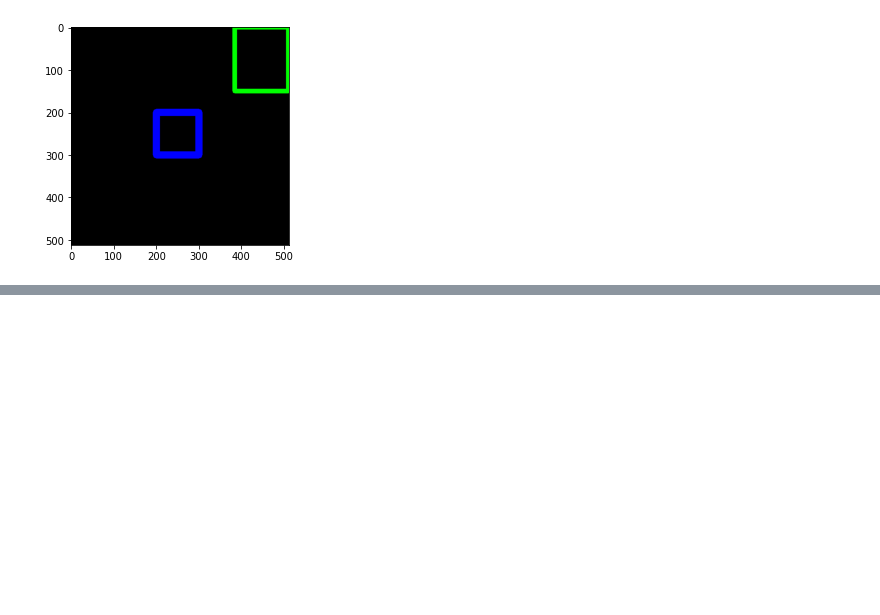
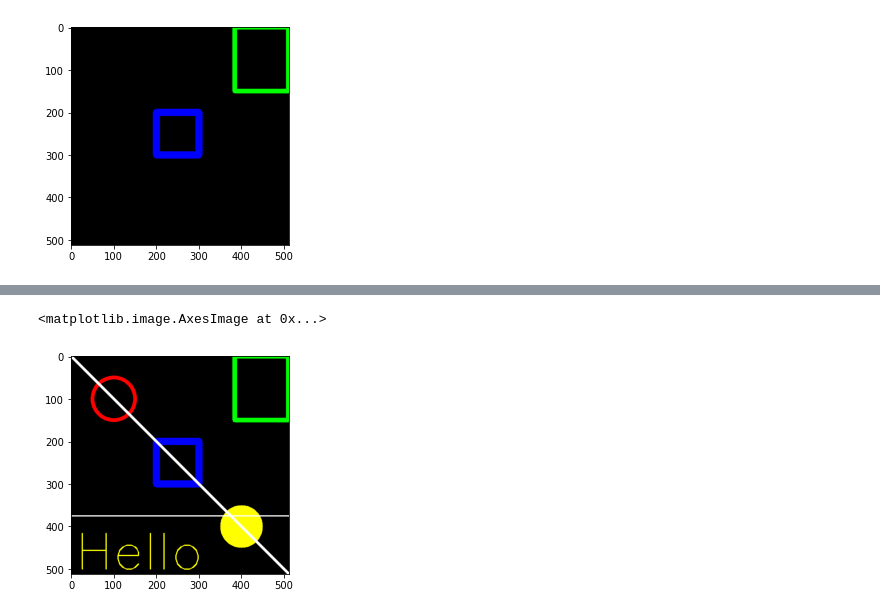
Before and after one commit to wahyupratama18/PCVK_Genap_2022, a Jupyter notebook: Week 2.ipynb, the cells around one changed output, grey strips where cells are left out. Cells and saved outputs as stored; diff of their text form; code cells hidden in the pictures; blank space fills up the shorter version.

```diff
--- a/Week 2.ipynb
+++ b/Week 2.ipynb
@@ -95,0 +96,19 @@ plt.imshow(black)
+# %%
+font = cv.FONT_HERSHEY_SIMPLEX
+cv.putText(
+  black,
+  text='Hello',
+  org=(10,500),
+  fontFace=font,
+  fontScale=4,
+  color=(255,255,0),
+  thickness=2,
+  lineType=cv.LINE_AA
+)
+
+cv.line(black, pt1=(0, 375), pt2=(512, 375), color=(255,255,255), thickness=2)
+
+plt.imshow(black)
+# %% [output]
+<matplotlib.image.AxesImage at 0x...>
+[figure, added]
```
Also changed, not shown: parts of 8 cells of this notebook.
